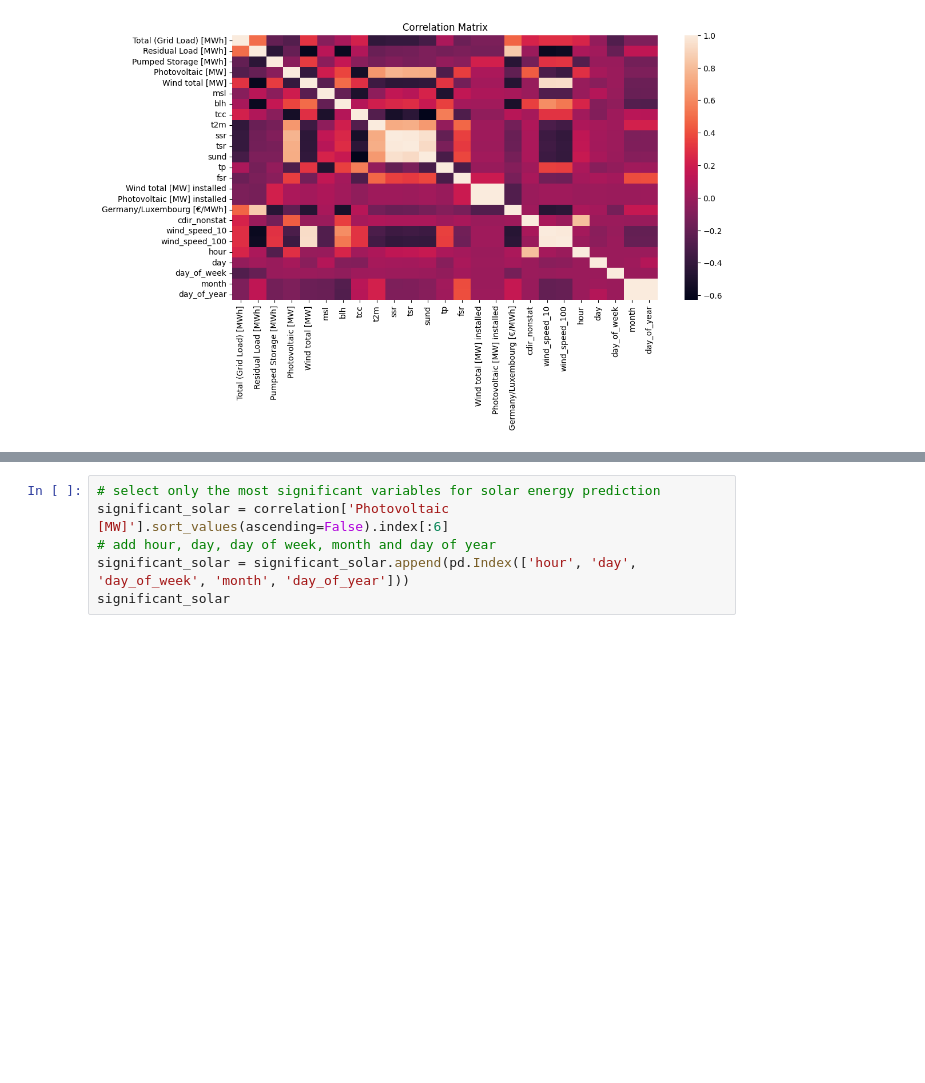
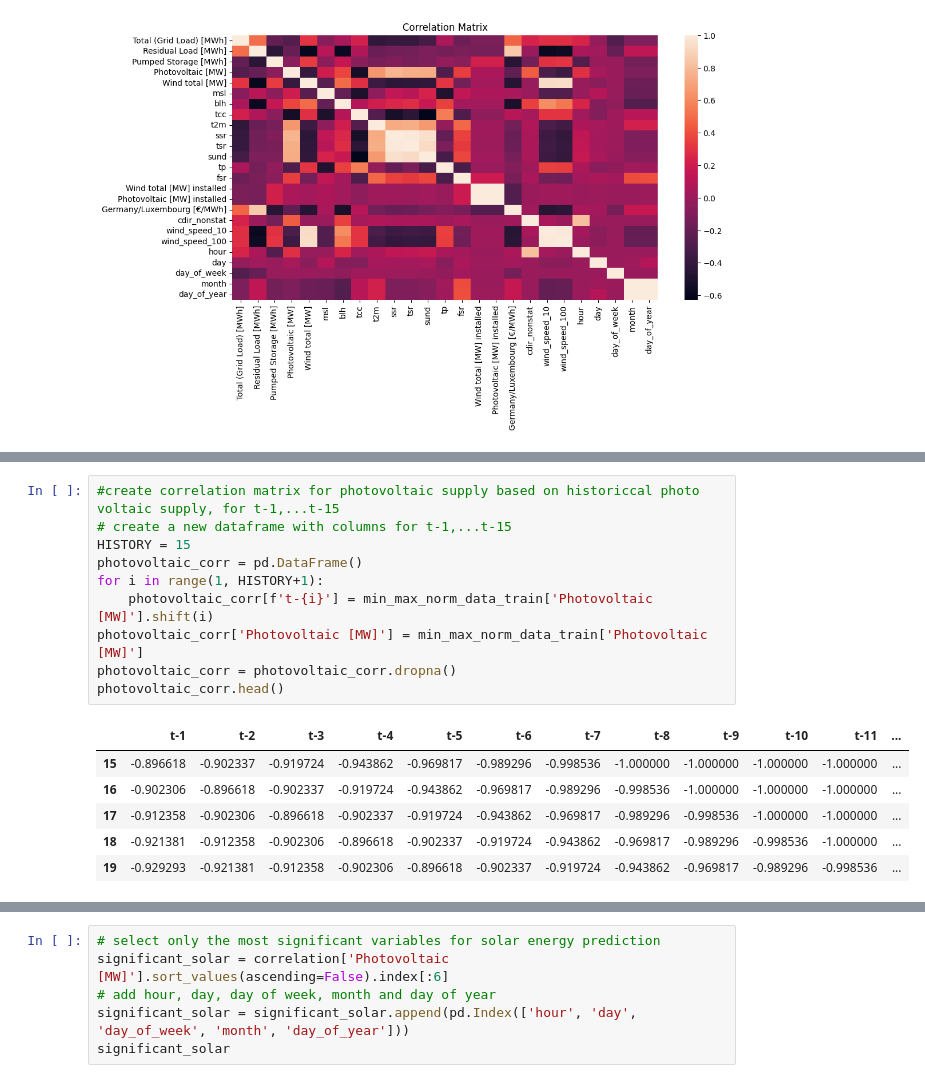
Before and after one commit to UBela/GRUeneEnergie, a Jupyter notebook: pre_processing_data.ipynb, the cells around one changed output, grey strips where cells are left out. Cells and saved outputs as stored; diff of their text form; blank space fills up the shorter version.

```diff
--- a/pre_processing_data.ipynb
+++ b/pre_processing_data.ipynb
@@ -858,0 +880,17 @@ plt.show()
+# %%
+#create correlation matrix for photovoltaic supply based on historiccal photo voltaic supply, for t-1,...t-15
+# create a new dataframe with columns for t-1,...t-15
+HISTORY = 15
+photovoltaic_corr = pd.DataFrame()
+for i in range(1, HISTORY+1):
+    photovoltaic_corr[f't-{i}'] = min_max_norm_data_train['Photovoltaic [MW]'].shift(i)
+photovoltaic_corr['Photovoltaic [MW]'] = min_max_norm_data_train['Photovoltaic [MW]']
+photovoltaic_corr = photovoltaic_corr.dropna()
+photovoltaic_corr.head()
+# %% [output]
+|  | t-1 | t-2 | t-3 | t-4 | t-5 | t-6 | t-7 | t-8 | t-9 | t-10 | t-11 | ... |
+| 15 | -0.896618 | -0.902337 | -0.919724 | -0.943862 | -0.969817 | -0.989296 | -0.998536 | -1.000000 | -1.000000 | -1.000000 | -1.000000 | ... |
+| 16 | -0.902306 | -0.896618 | -0.902337 | -0.919724 | -0.943862 | -0.969817 | -0.989296 | -0.998536 | -1.000000 | -1.000000 | -1.000000 | ... |
+| 17 | -0.912358 | -0.902306 | -0.896618 | -0.902337 | -0.919724 | -0.943862 | -0.969817 | -0.989296 | -0.998536 | -1.000000 | -1.000000 | ... |
+| 18 | -0.921381 | -0.912358 | -0.902306 | -0.896618 | -0.902337 | -0.919724 | -0.943862 | -0.969817 | -0.989296 | -0.998536 | -1.000000 | ... |
+| 19 | -0.929293 | -0.921381 | -0.912358 | -0.902306 | -0.896618 | -0.902337 | -0.919724 | -0.943862 | -0.969817 | -0.989296 | -0.998536 | ... |
```
Also changed, not shown: parts of 6 cells of this notebook.
